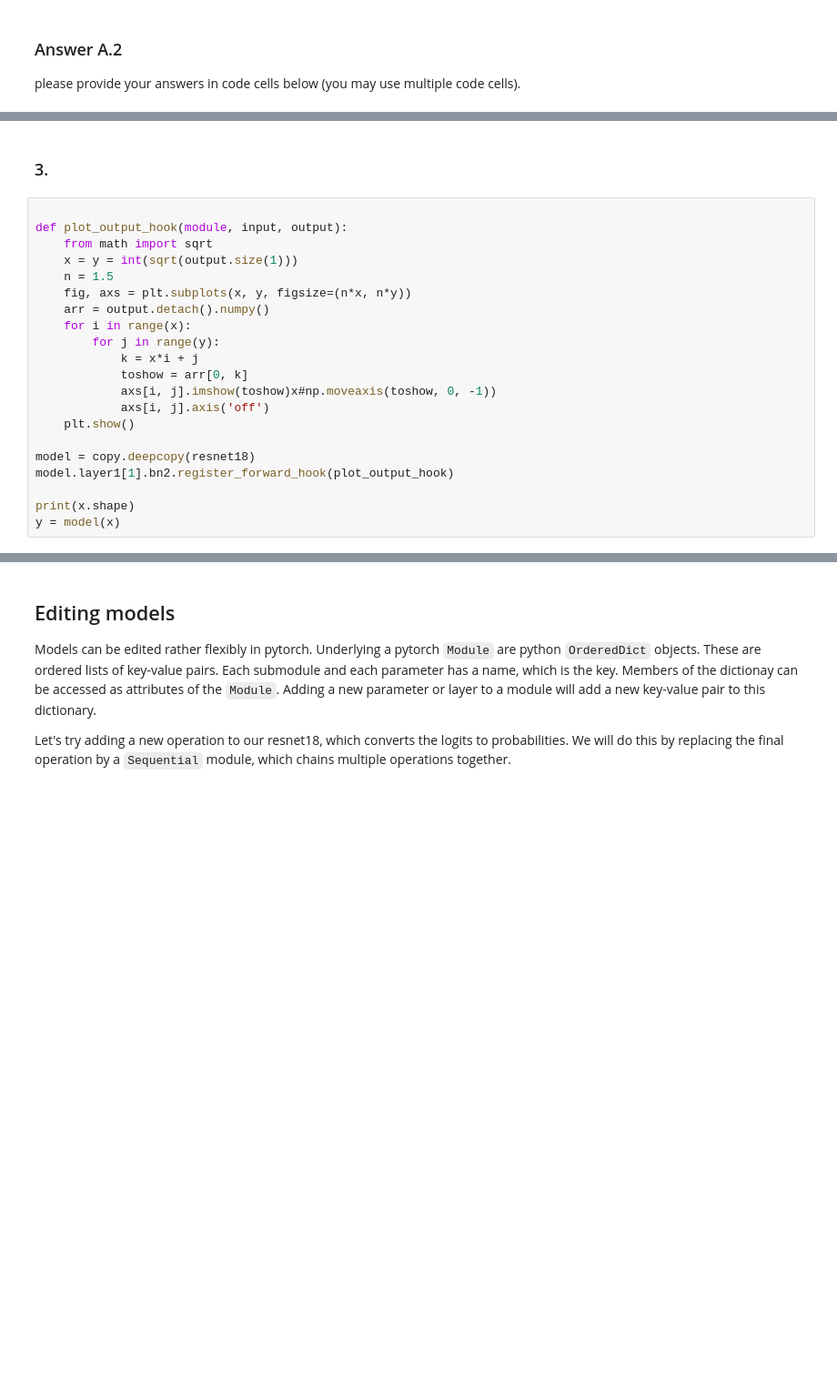
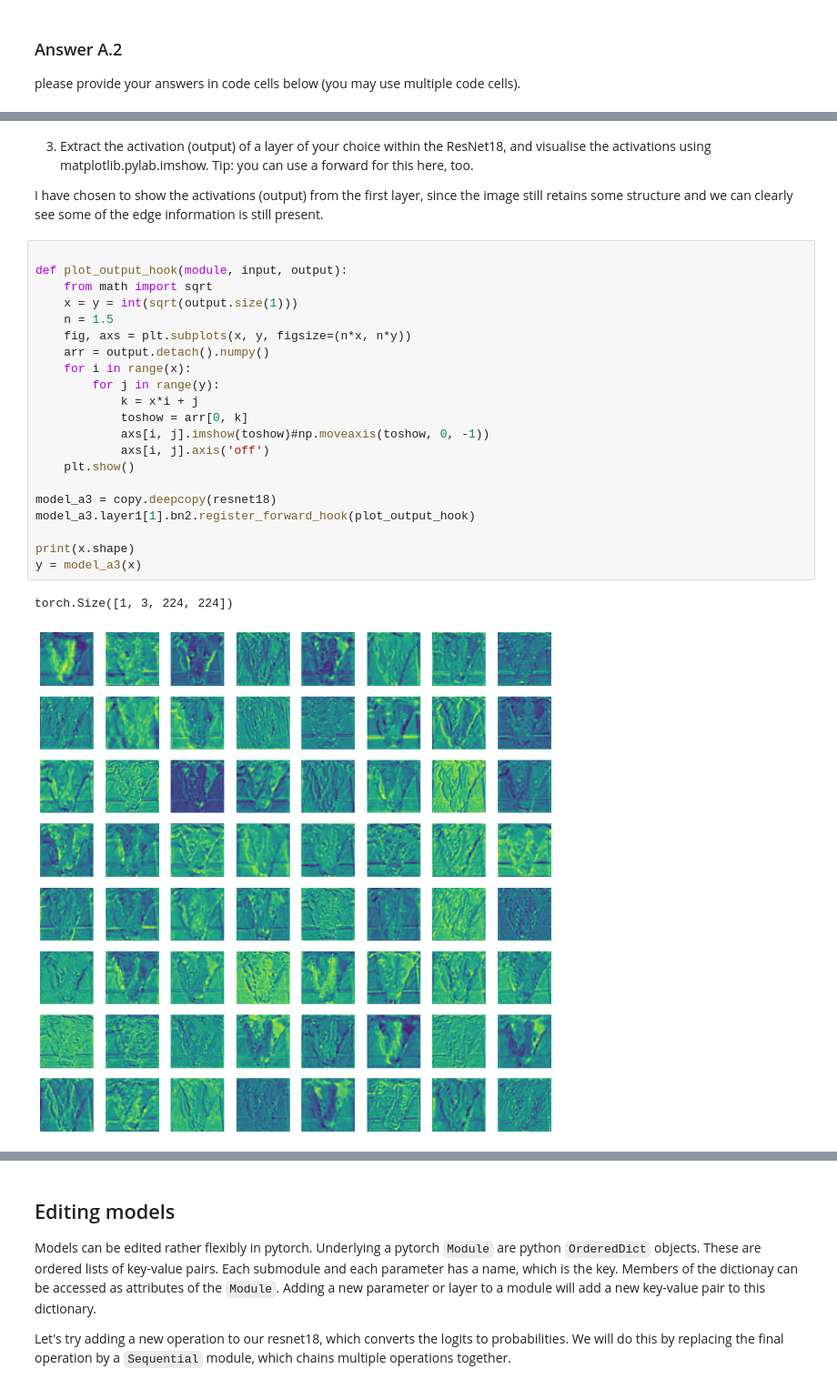
Before and after one commit to DasAnish/DNN_assignments, a Jupyter notebook: 2333C_DeepNN_Assign_2.ipynb, the cells around one changed output, grey strips where cells are left out. Shown at 91% size. Drawn from its saved outputs; the diff is of its cells as text; blank space fills up the shorter version.

```diff
--- a/2333C_DeepNN_Assign_2.ipynb
+++ b/2333C_DeepNN_Assign_2.ipynb
@@ -300,23 +371,28 @@ y = model_a2_2(x)
-# %% [markdown]
-### 3.
+# %% [markdown]
+3. Extract the activation (output) of a layer of your choice within the ResNet18, and visualise the activations using matplotlib.pylab.imshow. Tip: you can use a forward for this here, too.
+
+I have chosen to show the activations (output) from the first layer, since the image still retains some structure and we can clearly see some of the edge information is still present.
 # %%
 
 def plot_output_hook(module, input, output):
     from math import sqrt
     x = y = int(sqrt(output.size(1)))
     n = 1.5
     fig, axs = plt.subplots(x, y, figsize=(n*x, n*y))
     arr = output.detach().numpy()
     for i in range(x):
         for j in range(y):
             k = x*i + j
             toshow = arr[0, k]
-            axs[i, j].imshow(toshow)x#np.moveaxis(toshow, 0, -1))
+            axs[i, j].imshow(toshow)#np.moveaxis(toshow, 0, -1))
             axs[i, j].axis('off')
     plt.show()
 
-model = copy.deepcopy(resnet18)
-model.layer1[1].bn2.register_forward_hook(plot_output_hook)
+model_a3 = copy.deepcopy(resnet18)
+model_a3.layer1[1].bn2.register_forward_hook(plot_output_hook)
 
 print(x.shape)
-y = model(x)
+y = model_a3(x)
+# %% [output]
+torch.Size([1, 3, 224, 224])
+[figure, added]
```
Also changed, not shown: parts of 17 cells of this notebook.
